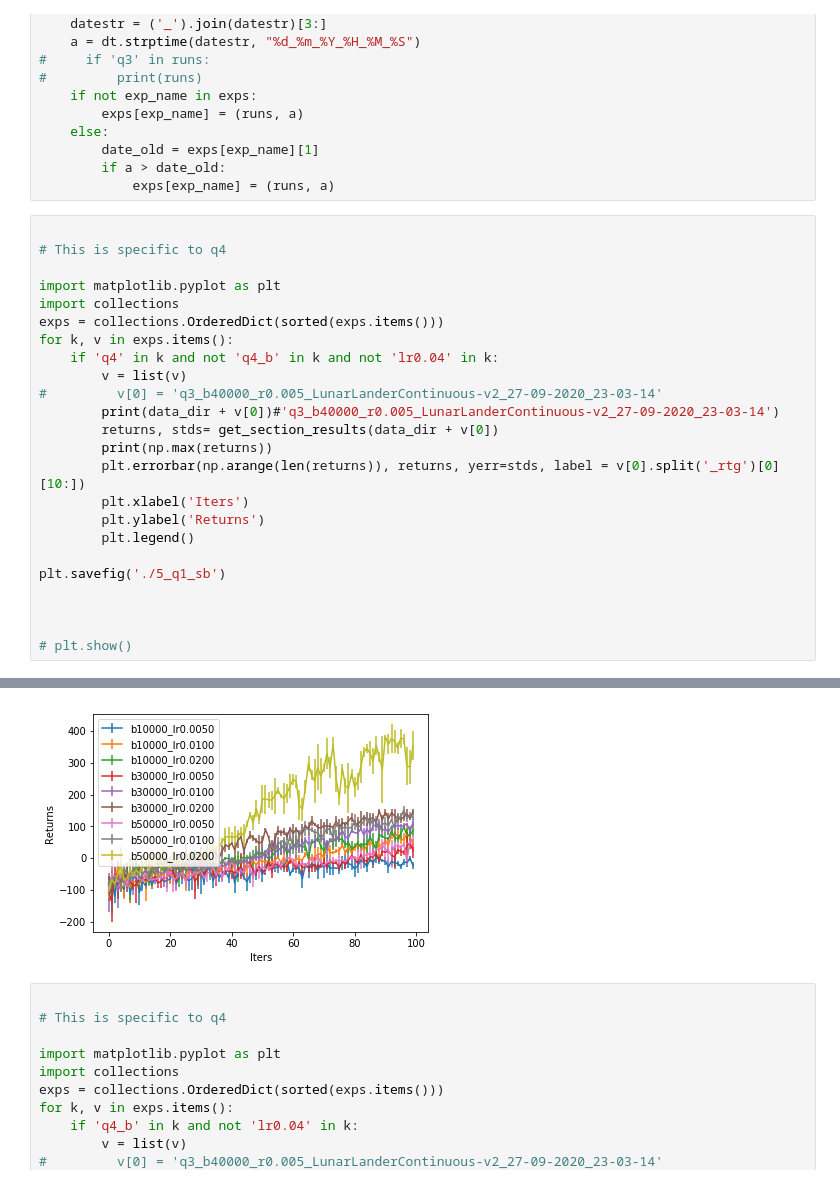
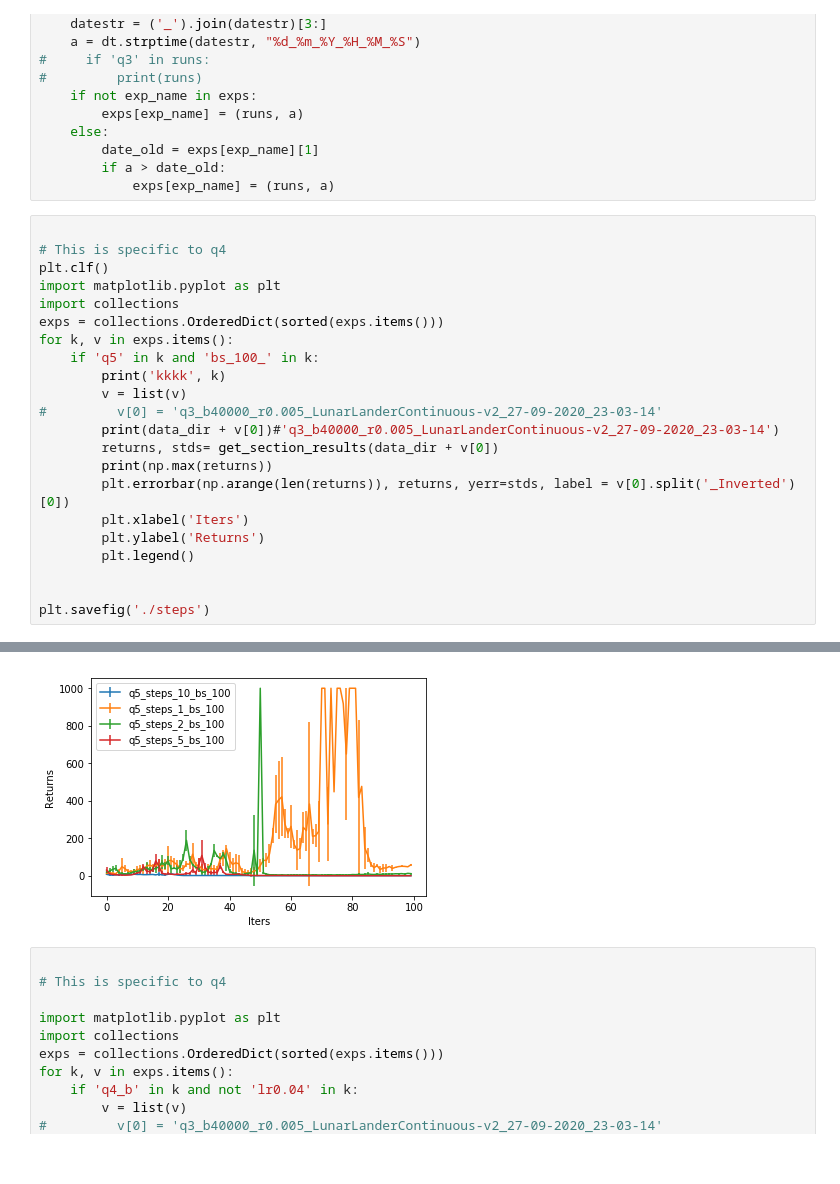
Before and after one commit to sean-metzger/homework_fall2020, a Jupyter notebook: hw2/make_graphs.ipynb, the cells around one changed output, grey strips where cells are left out. Drawn from its saved outputs; the diff is of its cells as text.

```diff
--- a/hw2/make_graphs.ipynb
+++ b/hw2/make_graphs.ipynb
@@ -46,25 +46,23 @@ for runs in os.listdir(data_dir):
 # %%
 
 # This is specific to q4
-
+plt.clf()
 import matplotlib.pyplot as plt
 import collections
 exps = collections.OrderedDict(sorted(exps.items()))
 for k, v in exps.items():
-    if 'q4' in k and not 'q4_b' in k and not 'lr0.04' in k:
+    if 'q5' in k and 'bs_100_' in k:
+        print('kkkk', k)
         v = list(v)
 #         v[0] = 'q3_b40000_r0.005_LunarLanderContinuous-v2_27-09-2020_23-03-14'
         print(data_dir + v[0])#'q3_b40000_r0.005_LunarLanderContinuous-v2_27-09-2020_23-03-14')
         returns, stds= get_section_results(data_dir + v[0])
         print(np.max(returns))
-        plt.errorbar(np.arange(len(returns)), returns, yerr=stds, label = v[0].split('_rtg')[0][10:])
+        plt.errorbar(np.arange(len(returns)), returns, yerr=stds, label = v[0].split('_Inverted')[0])
         plt.xlabel('Iters')
         plt.ylabel('Returns')
         plt.legend()
 
-plt.savefig('./5_q1_sb')
 
-
-
-# plt.show()
+plt.savefig('./steps')
 # %% [output]
@@ -88,4 +85,4 @@ using file /userdata/smetzger/cs285/homework_fall2020/hw2/cs285/scripts/../../da
-[figure, old version]
+[figure, new version]
 # %%
 
 # This is specific to q4
```
Also changed, not shown: parts of 1 cell of this notebook, 5 other files.
